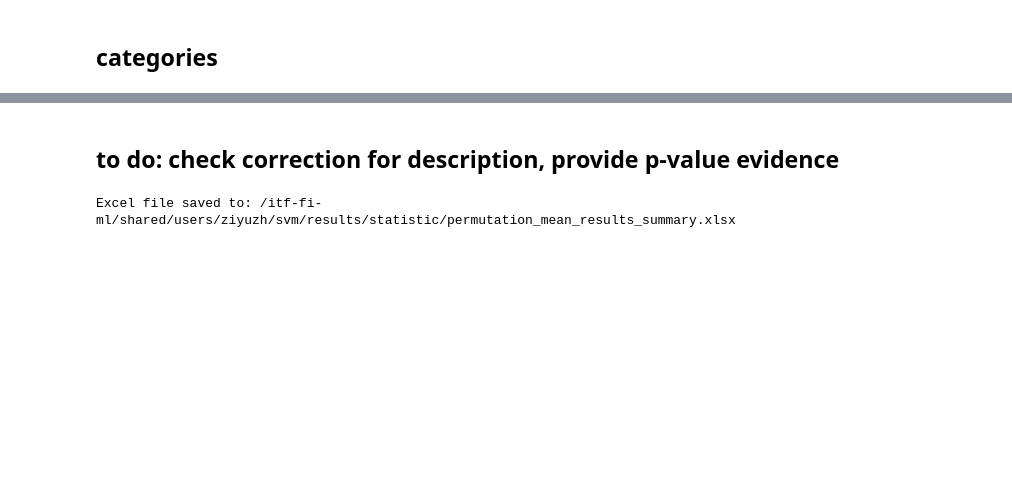
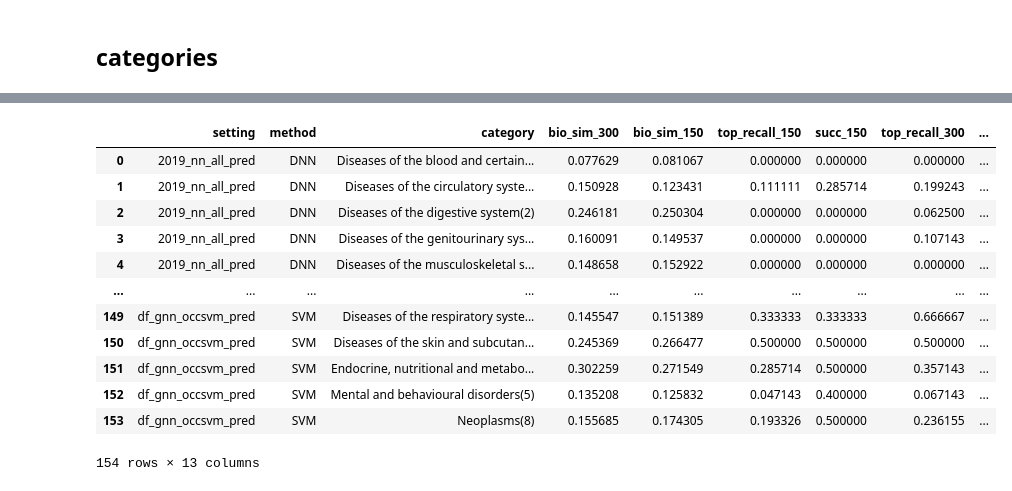
Before and after one commit to ZiyuZhang1/svm, a Jupyter notebook: src/results_statistic_oc_fusion.ipynb, the cells around one changed output, grey strips where cells are left out. Saved outputs shown, nothing was run; the diff lists cells and outputs as text; code cells hidden in the pictures; blank space fills up the shorter version.

```diff
--- a/src/results_statistic_oc_fusion.ipynb
+++ b/src/results_statistic_oc_fusion.ipynb
@@ -885,2 +565,0 @@ model_df.to_csv('/itf-fi-ml/shared/users/ziyuzh/svm/results/statistic/mean_model
-# %% [markdown]
-## to do: check correction for description, provide p-value evidence
@@ -908,43 +565,0 @@ model_df.to_csv('/itf-fi-ml/shared/users/ziyuzh/svm/results/statistic/mean_model
-# %%
-import pandas as pd
-from pathlib import Path
-
-# Input CSV files
-csv_files = [
-    '/itf-fi-ml/shared/users/ziyuzh/svm/results/statistic/permutation_mean_features(across).csv',
-    '/itf-fi-ml/shared/users/ziyuzh/svm/results/statistic/permutation_mean_models(across).csv',
-    '/itf-fi-ml/shared/users/ziyuzh/svm/results/statistic/permutation_mean_features_across_models_category.csv',
-    '/itf-fi-ml/shared/users/ziyuzh/svm/results/statistic/permutation_mean_models_across_features_category.csv',
-    '/itf-fi-ml/shared/users/ziyuzh/svm/results/statistic/mean_features_category.csv',
-    '/itf-fi-ml/shared/users/ziyuzh/svm/results/statistic/mean_models_category.csv'
-]
-
-# Output Excel file
-output_excel = "/itf-fi-ml/shared/users/ziyuzh/svm/results/statistic/permutation_mean_results_summary.xlsx"
-
-# Description sheet content
-description_lines = [
-    "File Description",
-    "",
-    "1. P-values are calculated using a permutation test.",
-    "2. Effect size is calculated using difference of means.",
-    "3. Files with '_category' in the name are calculated using category groups.",
-    "4. Files without '_category' are calculated by treating all samples as the same level.",
-]
-
-# Write to Excel
-with pd.ExcelWriter(output_excel, engine="openpyxl") as writer:
-    # First sheet: description
-    description_df = pd.DataFrame({"Description": description_lines})
-    description_df.to_excel(writer, sheet_name="file_description", index=False)
-
-    # Other sheets: one per CSV file, using CSV filename as sheet name
-    for csv_path in csv_files:
-        csv_path = Path(csv_path)
-        sheet_name = csv_path.stem[:31]  # Excel sheet names max length = 31
-        df = pd.read_csv(csv_path)
-        df.to_excel(writer, sheet_name=sheet_name, index=False)
-
-print(f"Excel file saved to: {output_excel}")
-# %% [output]
-Excel file saved to: /itf-fi-ml/shared/users/ziyuzh/svm/results/statistic/permutation_mean_results_summary.xlsx
@@ -989,0 +566,20 @@ Excel file saved to: /itf-fi-ml/shared/users/ziyuzh/svm/results/statistic/permut
+# %%
+import pandas as pd
+
+df = pd.read_excel("/itf-fi-ml/shared/users/ziyuzh/svm/results/1and2percent_results/150_300_mean_results.xlsx", sheet_name="fusion_df_mean")
+# %%
+df
+# %% [output]
+|  | setting | method | category | bio_sim_300 | bio_sim_150 | top_recall_150 | succ_150 | top_recall_300 | ... |
+| 0 | 2019_nn_all_pred | DNN | Diseases of the blood and certain... | 0.077629 | 0.081067 | 0.000000 | 0.000000 | 0.000000 | ... |
+| 1 | 2019_nn_all_pred | DNN | Diseases of the circulatory syste... | 0.150928 | 0.123431 | 0.111111 | 0.285714 | 0.199243 | ... |
+| 2 | 2019_nn_all_pred | DNN | Diseases of the digestive system(2) | 0.246181 | 0.250304 | 0.000000 | 0.000000 | 0.062500 | ... |
+| 3 | 2019_nn_all_pred | DNN | Diseases of the genitourinary sys... | 0.160091 | 0.149537 | 0.000000 | 0.000000 | 0.107143 | ... |
+| 4 | 2019_nn_all_pred | DNN | Diseases of the musculoskeletal s... | 0.148658 | 0.152922 | 0.000000 | 0.000000 | 0.000000 | ... |
+| ... | ... | ... | ... | ... | ... | ... | ... | ... | ... |
+| 149 | df_gnn_occsvm_pred | SVM | Diseases of the respiratory syste... | 0.145547 | 0.151389 | 0.333333 | 0.333333 | 0.666667 | ... |
+| 150 | df_gnn_occsvm_pred | SVM | Diseases of the skin and subcutan... | 0.245369 | 0.266477 | 0.500000 | 0.500000 | 0.500000 | ... |
+| 151 | df_gnn_occsvm_pred | SVM | Endocrine, nutritional and metabo... | 0.302259 | 0.271549 | 0.285714 | 0.500000 | 0.357143 | ... |
+| 152 | df_gnn_occsvm_pred | SVM | Mental and behavioural disorders(5) | 0.135208 | 0.125832 | 0.047143 | 0.400000 | 0.067143 | ... |
+| 153 | df_gnn_occsvm_pred | SVM | Neoplasms(8) | 0.155685 | 0.174305 | 0.193326 | 0.500000 | 0.236155 | ... |
+154 rows × 13 columns
```
Also changed, not shown: parts of 67 cells of this notebook, 8 other files.
